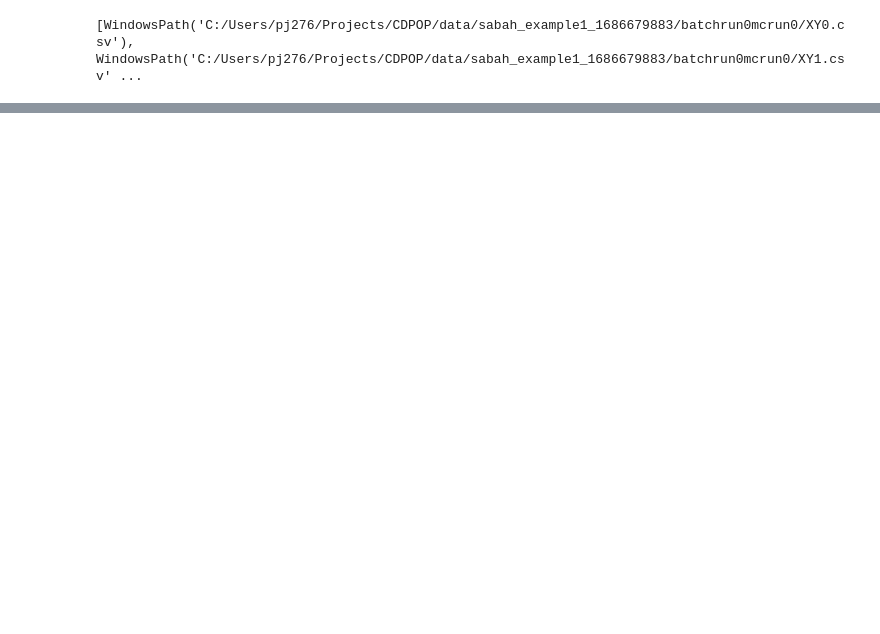
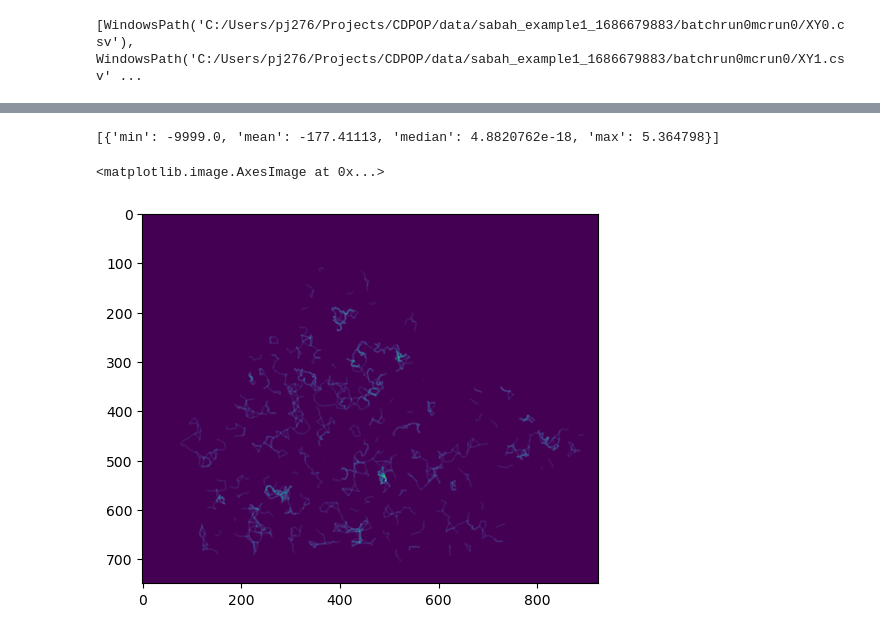
Before and after one commit to forest-rev/cdpop_nb_migration, a Jupyter notebook: notebooks/unicor_test.ipynb, the cells around one changed output, grey strips where cells are left out. Saved outputs shown, nothing was run; the diff lists cells and outputs as text; code cells hidden in the pictures; blank space fills up the shorter version.

Commit message:
added rough code to map unicor outputs

```diff
--- a/notebooks/unicor_test.ipynb
+++ b/notebooks/unicor_test.ipynb
@@ -166,0 +182,20 @@ Total UNICOR program run-time: 0:10:41.971760
+# %%
+# Read and display result(s)
+rname = "C:/Users/pj276/Projects/UNICOR/unicor/resist_sabah_example_XY0_2.csv.kdepaths"
+with rio.open(rname) as r:
+    b = r.read(1)
+# Get Stats
+stats = []
+stats.append({
+'min': b.min(),
+'mean': b.mean(),
+'median': np.median(b),
+'max': b.max()})
+print(stats)
+# Map
+b[b<0] = 0
+plt.imshow(b, cmap=plt.cm.viridis)
+# %% [output]
+[{'min': -9999.0, 'mean': -177.41113, 'median': 4.8820762e-18, 'max': 5.364798}]
+<matplotlib.image.AxesImage at 0x...>
+[figure, added]
```
Also changed, not shown: parts of 10 cells of this notebook.
